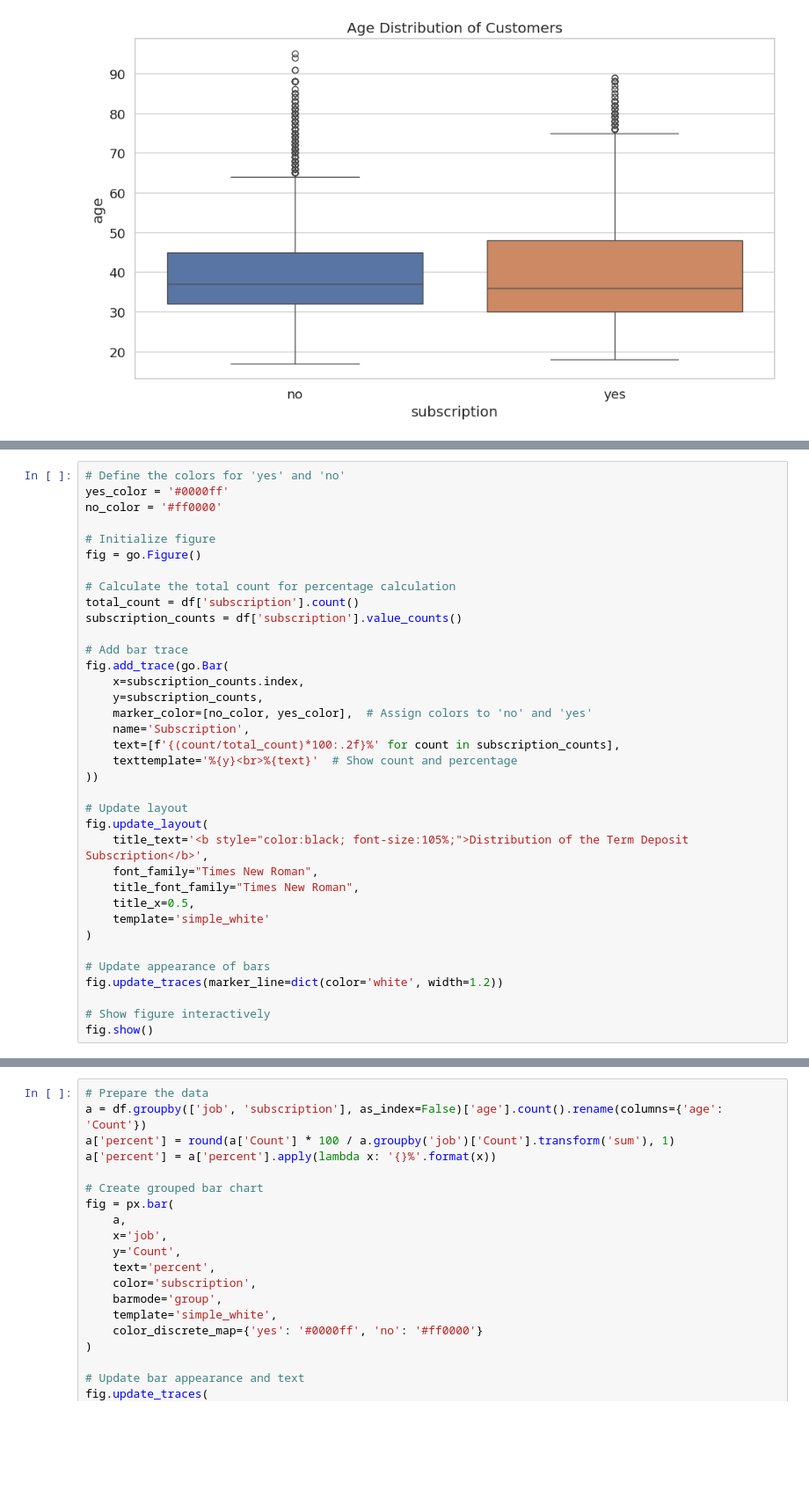
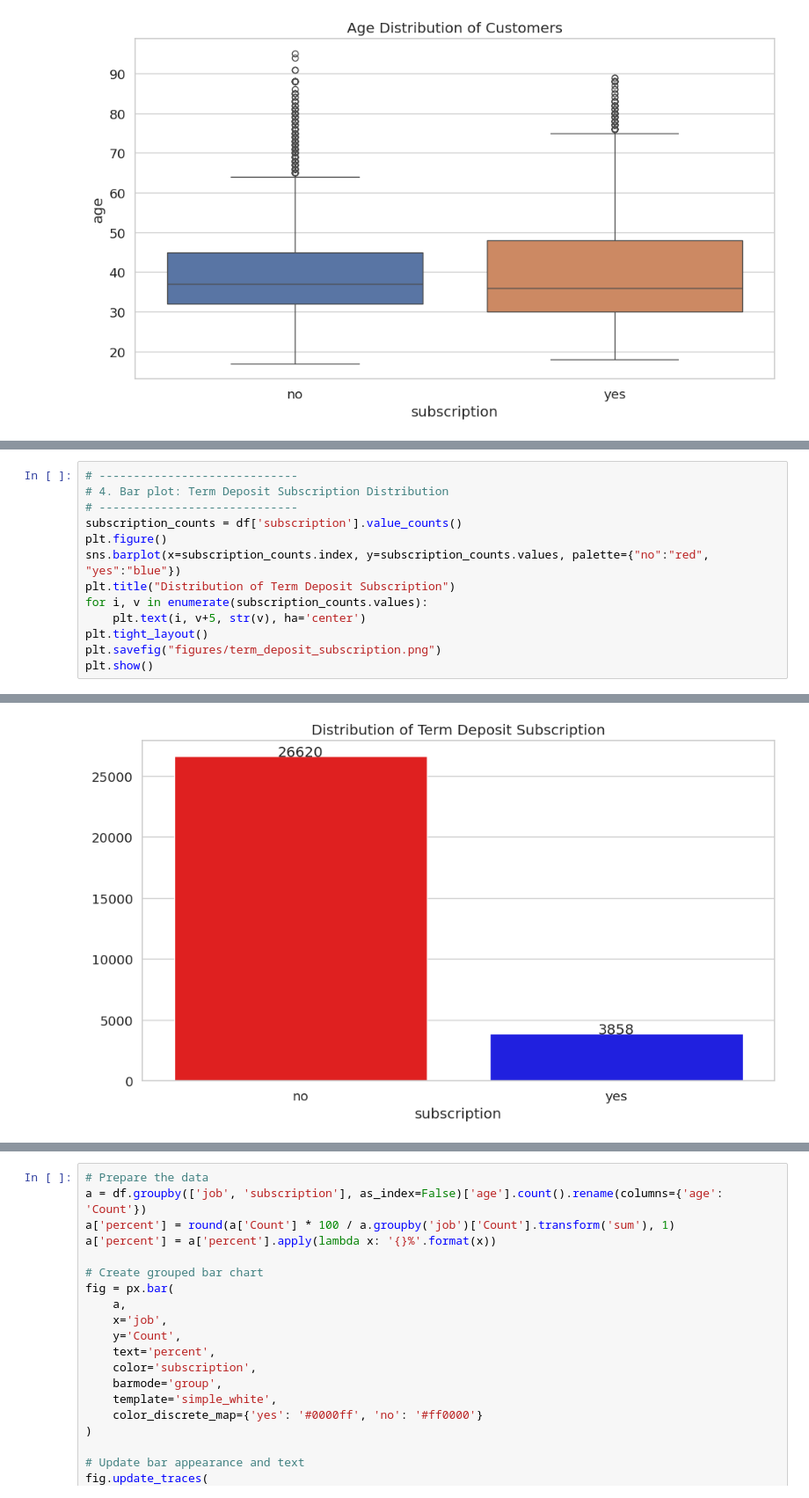
Before and after one commit to o-izima/bank-deposit-subscription-prediction, a Jupyter notebook: 01_EDA.ipynb, the cells around one changed output, grey strips where cells are left out. Shown at 88% size. Saved outputs shown, nothing was run; the diff lists cells and outputs as text; blank space fills up the shorter version.

```diff
--- a/01_EDA.ipynb
+++ b/01_EDA.ipynb
@@ -327,37 +267,14 @@ fig.show()
 # %%
-# Define the colors for 'yes' and 'no'
-yes_color = '#0000ff'
-no_color = '#ff0000'
-
-# Initialize figure
-fig = go.Figure()
-
-# Calculate the total count for percentage calculation
-total_count = df['subscription'].count()
+# -----------------------------
+# 4. Bar plot: Term Deposit Subscription Distribution
+# -----------------------------
 subscription_counts = df['subscription'].value_counts()
-
-# Add bar trace
-fig.add_trace(go.Bar(
-    x=subscription_counts.index,
-    y=subscription_counts,
-    marker_color=[no_color, yes_color],  # Assign colors to 'no' and 'yes'
-    name='Subscription',
-    text=[f'{(count/total_count)*100:.2f}%' for count in subscription_counts],
-    texttemplate='%{y}<br>%{text}'  # Show count and percentage
-))
-
-# Update layout
-fig.update_layout(
-    title_text='<b style="color:black; font-size:105%;">Distribution of the Term Deposit Subscription</b>',
-    font_family="Times New Roman",
-    title_font_family="Times New Roman",
-    title_x=0.5,
-    template='simple_white'
-)
-
-# Update appearance of bars
-fig.update_traces(marker_line=dict(color='white', width=1.2))
-
-# Show figure interactively
-fig.show()
+plt.figure()
+sns.barplot(x=subscription_counts.index, y=subscription_counts.values, palette={"no":"red", "yes":"blue"})
+plt.title("Distribution of Term Deposit Subscription")
+for i, v in enumerate(subscription_counts.values):
+    plt.text(i, v+5, str(v), ha='center')
+plt.tight_layout()
+plt.savefig("figures/term_deposit_subscription.png")
+plt.show()
 # %% [output]
@@ -365 +281,2 @@ fig.show()
+[figure, added]
 # %%
```
Also changed, not shown: parts of 7 cells of this notebook, 10 other files.
